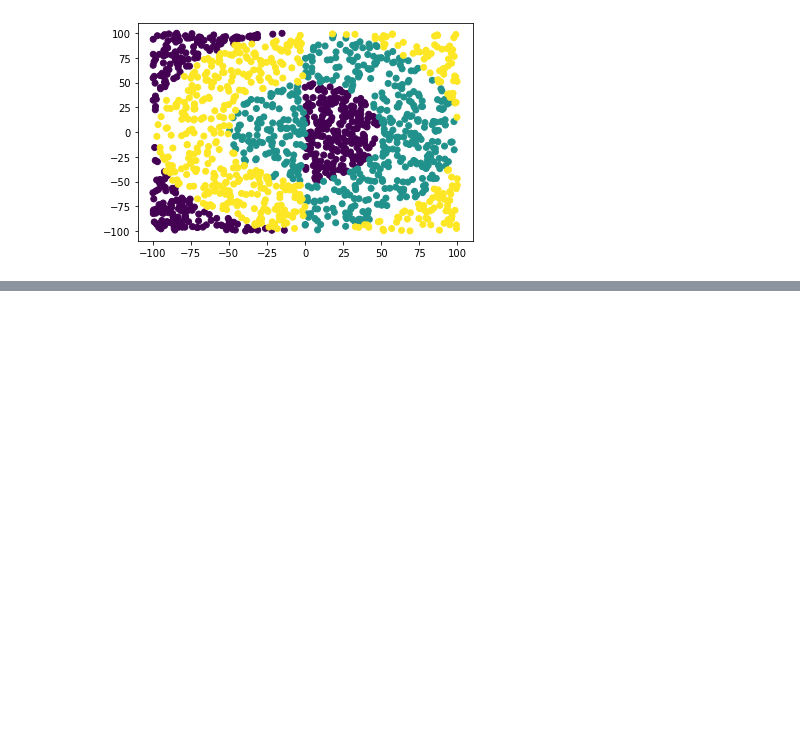
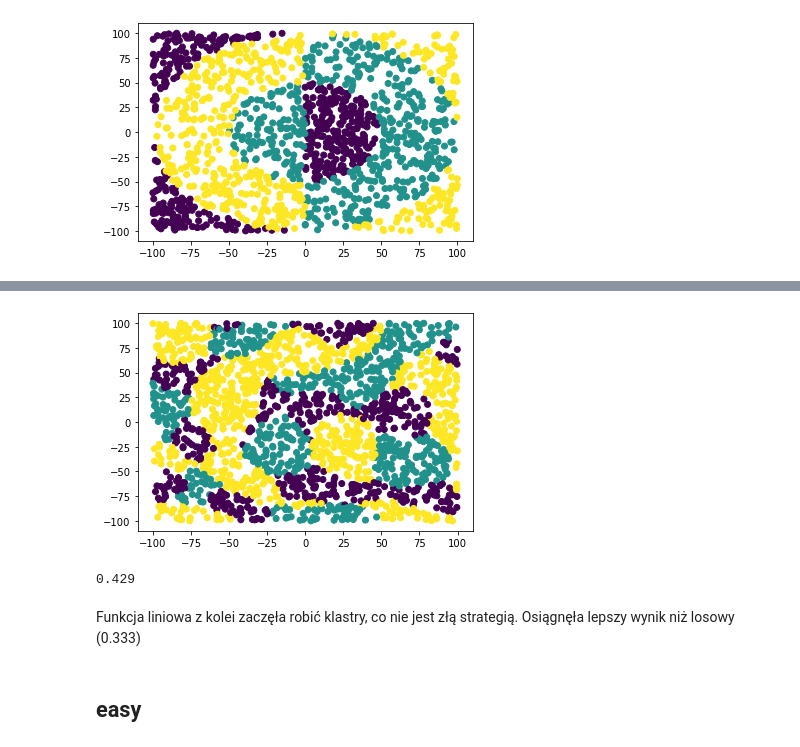
Before and after one commit to jakwisn/metody_inteligencji_obliczeniowej, a Jupyter notebook: zadania/MM_03_Lab_04.ipynb, the cells around one changed output, grey strips where cells are left out. Drawn from its saved outputs; the diff is of its cells as text; code cells hidden in the pictures; blank space fills up the shorter version.

```diff
--- a/zadania/MM_03_Lab_04.ipynb
+++ b/zadania/MM_03_Lab_04.ipynb
@@ -249,0 +263,13 @@ metrics.accuracy_score(test_df['c'], result )
+# %%
+plt.scatter(test_df['x'], test_df['y'], c=result)
+plt.show()
+# %% [output]
+[figure, added]
+# %%
+metrics.accuracy_score(test_df['c'], result )
+# %% [output]
+0.429
+# %% [markdown]
+Funkcja liniowa z kolei zaczęła robić klastry, co nie jest złą strategią. Osiągnęła lepszy wynik niż losowy (0.333)
+# %% [markdown]
+## easy
```
Also changed, not shown: parts of 36 cells of this notebook.
